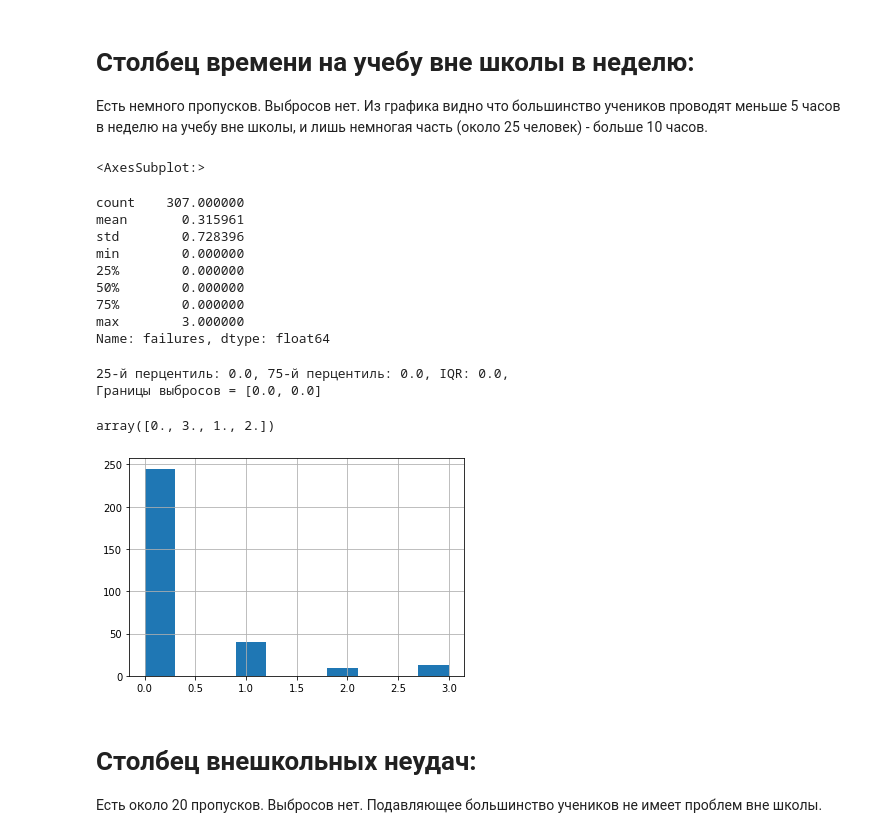
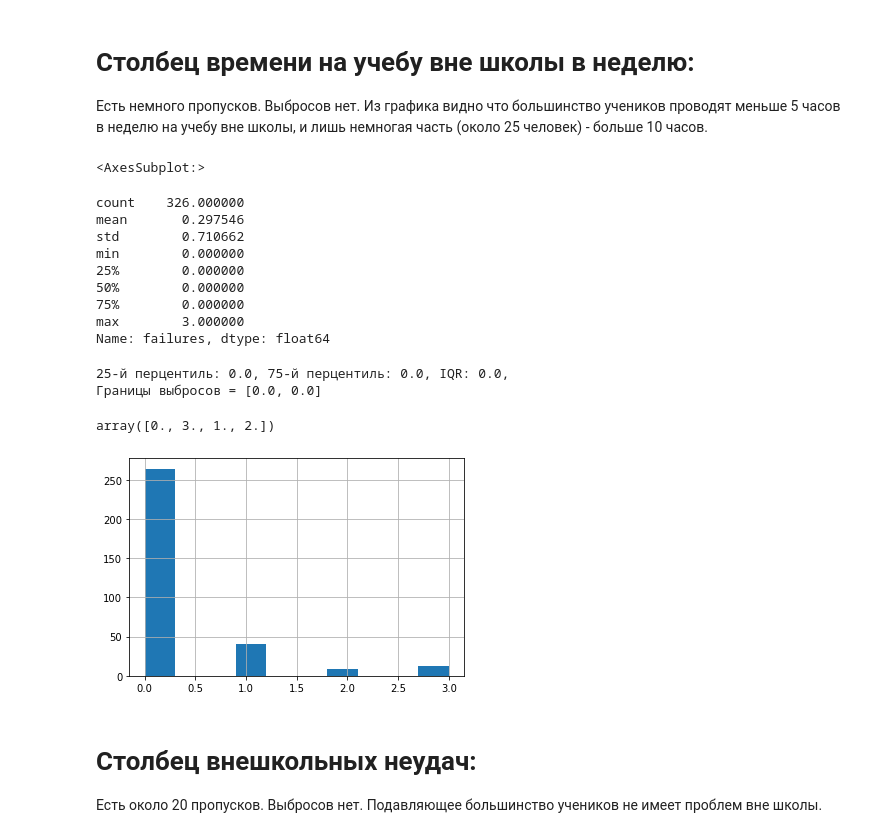
Before and after one commit to arsenbondaren/skillfactory, a Jupyter notebook: module_2/EDA_stud_math_Bandarenka.ipynb, the cells around one changed output. Cells and saved outputs as stored; diff of their text form; code cells hidden in the pictures.

```diff
--- a/module_2/EDA_stud_math_Bandarenka.ipynb
+++ b/module_2/EDA_stud_math_Bandarenka.ipynb
@@ -17,10 +23,12 @@ stud_math = stud_math.loc[stud_math['absences']<100]
 # %%
-def for_num_col(x):
+def for_num_col(x):  # функция для исследования колонок с количественными переменными
     display(x.hist())
     display(x.describe())
     IQR = x.quantile(0.75) - x.quantile(0.25)
     perc25 = x.quantile(0.25)
     perc75 = x.quantile(0.75)
-    print('25-й перцентиль: {},'.format(perc25),'75-й перцентиль: {},'.format(perc75),'IQR: {},'.format(IQR))
-    print('Границы выбросов = [{f}, {i}]'.format(f=perc25 - 1.5*IQR, i=perc75 + 1.5*IQR))
+    print('25-й перцентиль: {},'.format(perc25),
+          '75-й перцентиль: {},'.format(perc75), 'IQR: {},'.format(IQR))
+    print('Границы выбросов = [{f}, {i}]'.format(
+        f=perc25 - 1.5*IQR, i=perc75 + 1.5*IQR))
 # %%
@@ -153,8 +178,9 @@ Name: Fedu, dtype: float64
 Как видим образованиеу отцов в среднем ниже чем у матерей.
 # %%
 for_num_col(stud_math['traveltime'])
-stud_math['traveltime'] = stud_math['traveltime'].apply(lambda x: 1 if pd.isna(x) else x)
-stud_math['traveltime'].unique()
+# заменим пропуски медианой
+stud_math['traveltime'] = stud_math['traveltime'].apply(
+    lambda x: 1 if pd.isna(x) else x)
 # %% [output]
 <AxesSubplot:>
 count    303.000000
@@ -176,6 +201,8 @@ array([2., 1., 3., 4.])
 # %%
 for_num_col(stud_math['studytime'])
-stud_math['studytime'] = stud_math['studytime'].apply(lambda x: 2 if pd.isna(x) else x)
+# заменим пропуски медианой
+stud_math['studytime'] = stud_math['studytime'].apply(
+    lambda x: 2 if pd.isna(x) else x)
 stud_math['studytime'].unique()
 # %% [output]
 <AxesSubplot:>
@@ -197,23 +224,25 @@ array([2., 3., 1., 4.])
 Есть немного пропусков. Выбросов нет. Из графика видно что большинство учеников проводят меньше 5 часов в неделю на учебу вне школы, и лишь немногая часть (около 25 человек) - больше 10 часов.
 # %%
 for_num_col(stud_math['failures'])
-stud_math['failures'] = stud_math['failures'].apply(lambda x: 1 if pd.isna(x) else x)
+# заменяем пропуски модой
+stud_math['failures'] = stud_math['failures'].apply(
+    lambda x: 0 if pd.isna(x) else x)
 stud_math['failures'].unique()
 # %% [output]
 <AxesSubplot:>
-count    307.000000
-mean       0.315961
-std        0.728396
+count    326.000000
+mean       0.297546
+std        0.710662
 min        0.000000
 25%        0.000000
 50%        0.000000
 75%        0.000000
 max        3.000000
 Name: failures, dtype: float64
 25-й перцентиль: 0.0, 75-й перцентиль: 0.0, IQR: 0.0,
 Границы выбросов = [0.0, 0.0]
 array([0., 3., 1., 2.])
-[figure, old version]
+[figure, new version]
 # %% [markdown]
 # Столбец внешкольных неудач:
 Есть около 20 пропусков. Выбросов нет. Подавляющее большинство учеников не имеет проблем вне школы.
```
Also changed, not shown: parts of 25 cells of this notebook.
